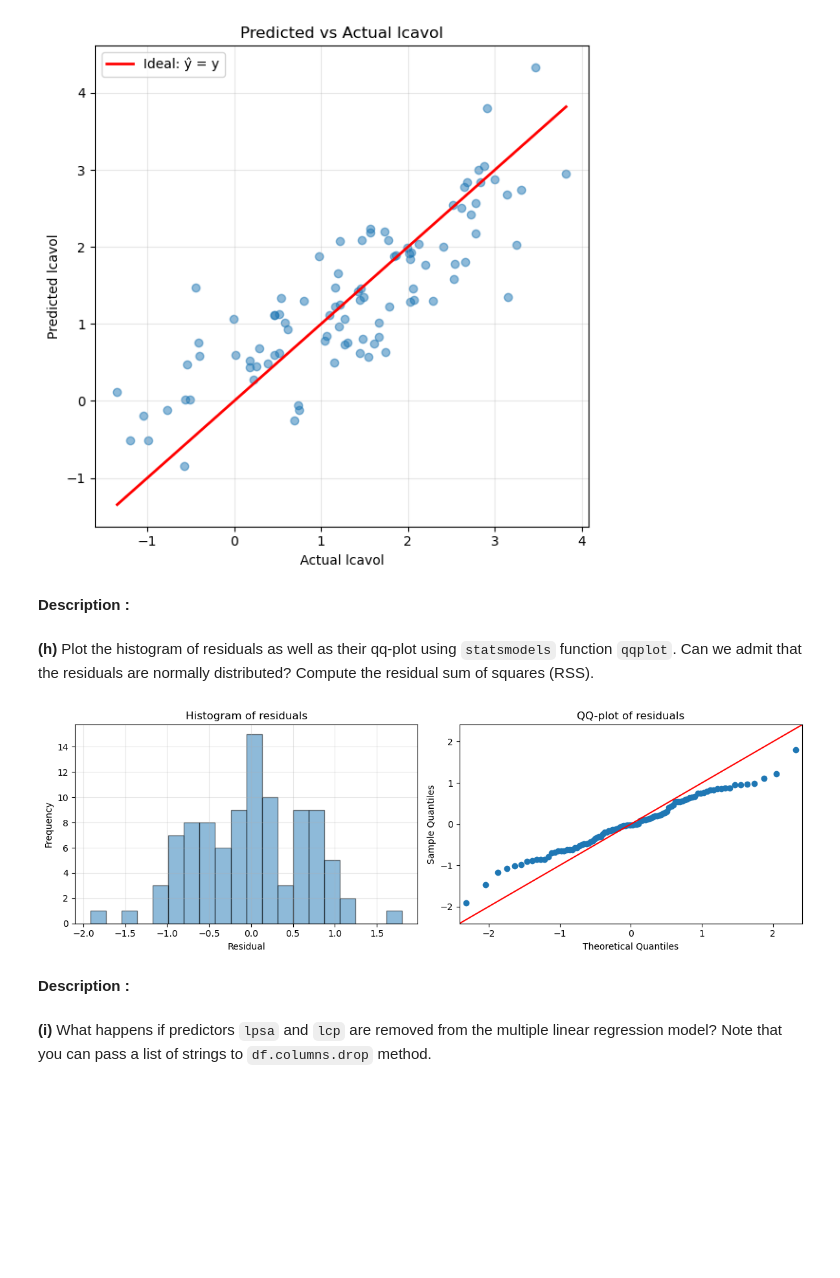
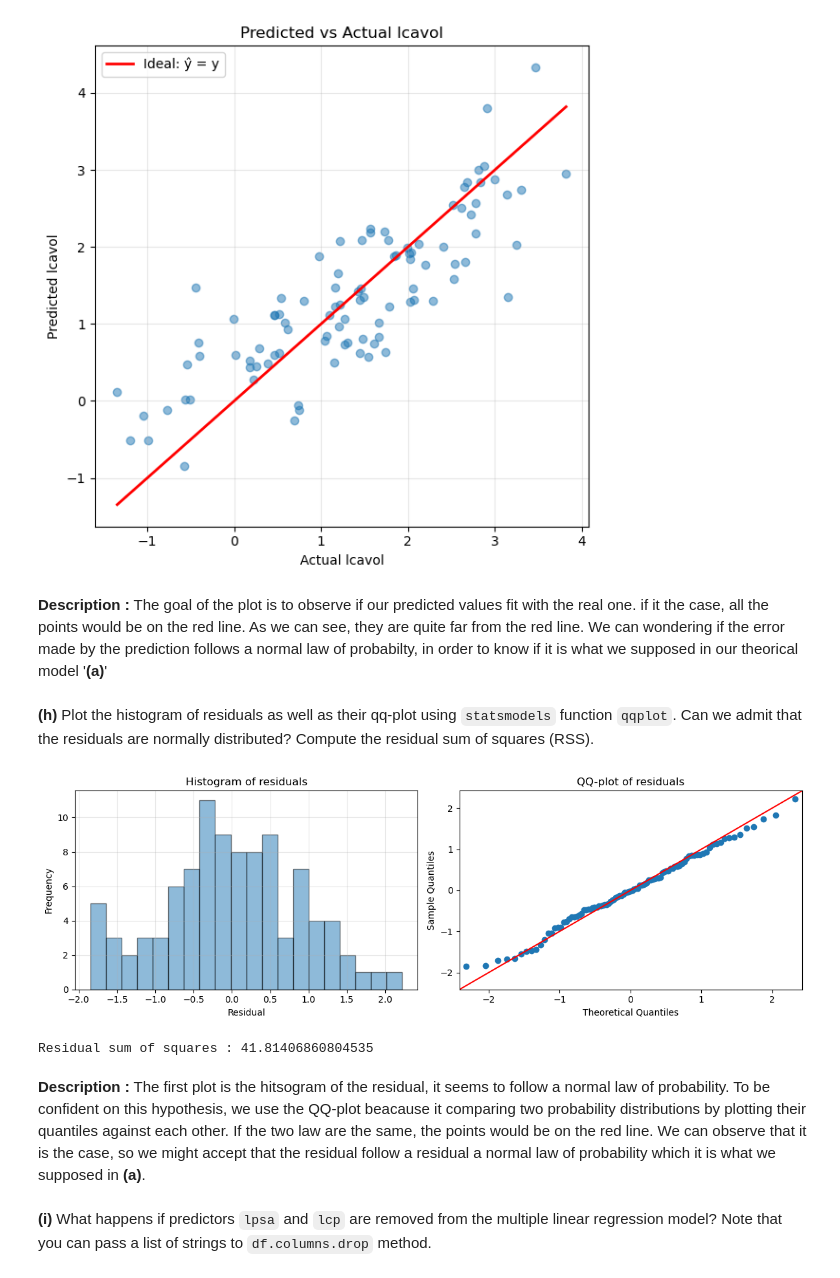
Before and after one commit to martinouks/isla_tp, a Jupyter notebook: TP1/TP1.ipynb, the cells around one changed output. Cells and saved outputs as stored; diff of their text form; code cells hidden in the pictures; blank space fills up the shorter version.

```diff
--- a/TP1/TP1.ipynb
+++ b/TP1/TP1.ipynb
@@ -398,27 +401,36 @@ plt.show()
 # %% [output]
 [figure]
 # %% [markdown]
-**Description :**
+**Description :** The goal of the plot is to observe if our predicted values fit with the real one. if it the case, all the points would be on the red line. As we can see, they are quite far from the red line. We can wondering if the error made by the prediction follows a normal law of probabilty, in order to know if it is what we supposed in our theorical model '**(a)**'
 # %% [markdown]
 **(h)** Plot the histogram of residuals as well as their qq-plot using `statsmodels` function `qqplot`. Can we admit that the residuals are normally distributed? Compute the residual sum of squares (RSS).
 # %%
 residuals = results.resid
 fig, axes = plt.subplots(1, 2, figsize=(12, 4))
 
 axes[0].hist(residuals, bins=20, edgecolor="black", alpha=0.5)
 axes[0].set_title("Histogram of residuals")
 axes[0].set_xlabel("Residual")
 axes[0].set_ylabel("Frequency")
 axes[0].grid(True, alpha=0.3)
 sm.qqplot(residuals, line="45", ax=axes[1])
 axes[1].set_title("QQ-plot of residuals")
 
 plt.tight_layout()
 plt.show()
+
+def rss(y_real,y_predicted):
+    rss=0
+    for i in range(len(y_real)):
+        rss+= (y_real[i] - y_predicted[i])**2
+    return rss
+
+print("Residual sum of squares :",rss(y,y_hat))
 # %% [output]
-[figure, old version]
+[figure, new version]
+Residual sum of squares : 41.81406860804535
 # %% [markdown]
-**Description :**
+**Description :** The first plot is the hitsogram of the residual, it seems to follow a normal law of probability. To be confident on this hypothesis, we use the QQ-plot beacause it comparing two probability distributions by plotting their quantiles against each other. If the two law are the same, the points would be on the red line. We can observe that it is the case, so we might accept that the residual follow a residual a normal law of probability which it is what we supposed in **(a)**.
 # %% [markdown]
 **(i)** What happens if predictors `lpsa` and `lcp` are removed from the multiple linear regression model? Note that you can pass a list of strings to `df.columns.drop` method.
 # %%
```
Also changed, not shown: parts of 6 cells of this notebook.
